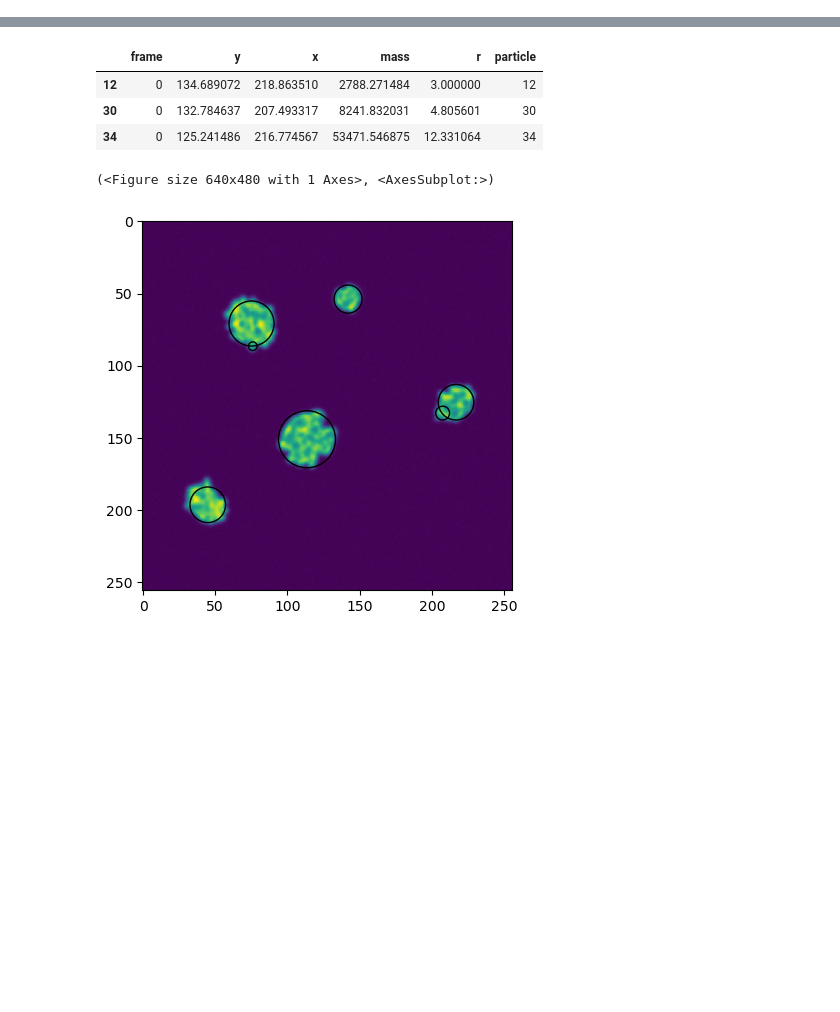
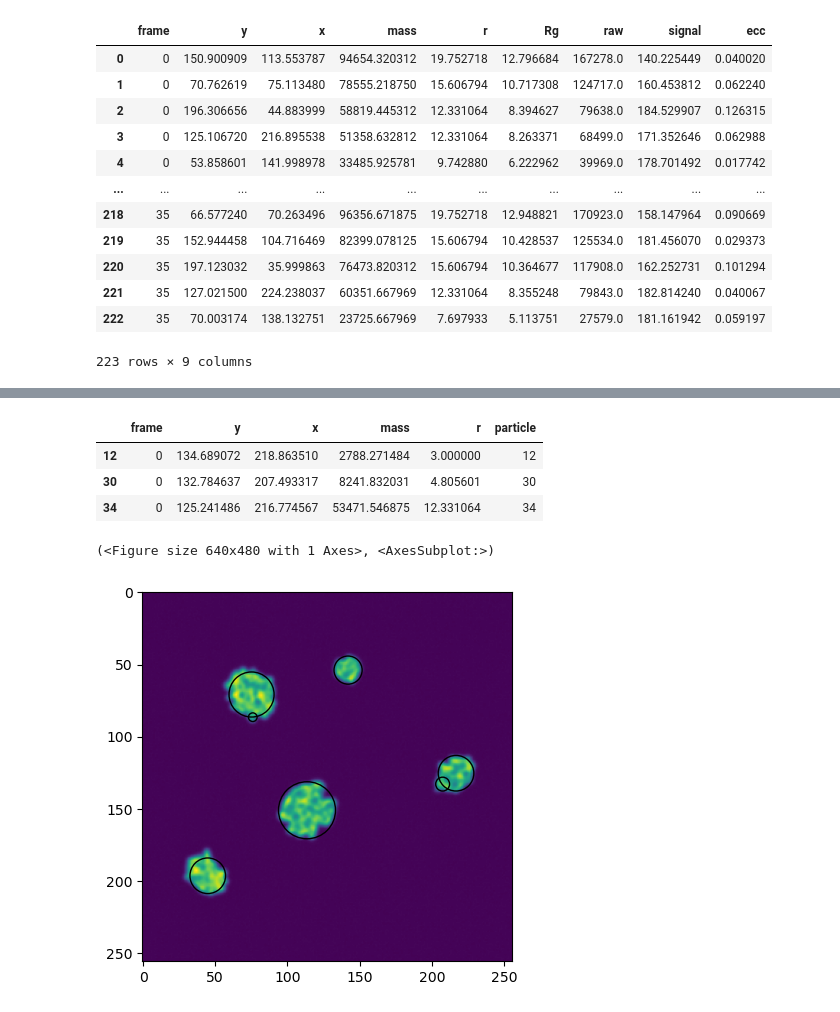
Before and after one commit to amfaber/tracking_optimizations, a Jupyter notebook: gpu-tracking/testing/marcus_blobs/track_marcus_jacob_data.ipynb, the cells around one changed output, grey strips where cells are left out. Saved outputs shown, nothing was run; the diff lists cells and outputs as text; code cells hidden in the pictures; blank space fills up the shorter version.

```diff
--- a/gpu-tracking/testing/marcus_blobs/track_marcus_jacob_data.ipynb
+++ b/gpu-tracking/testing/marcus_blobs/track_marcus_jacob_data.ipynb
@@ -38 +10,21 @@ def my_disk(d, r1, r2):
+# %%
+vid = vid2
+df = gt.LoG(vid, min_r = 3, max_r = 25, snr = 1.5, log_spacing = True, overlap_threshold = 0, characterize = True)
+# gt.annotate_video(vid, df, frame = 0)
+df2 = gt.characterize_points(vid, df, diameter = 2 * int(25+0.5) + 1)
+df2
+# %% [output]
+|  | frame | y | x | mass | r | Rg | raw | signal | ecc |
+| 0 | 0 | 150.900909 | 113.553787 | 94654.320312 | 19.752718 | 12.796684 | 167278.0 | 140.225449 | 0.040020 |
+| 1 | 0 | 70.762619 | 75.113480 | 78555.218750 | 15.606794 | 10.717308 | 124717.0 | 160.453812 | 0.062240 |
+| 2 | 0 | 196.306656 | 44.883999 | 58819.445312 | 12.331064 | 8.394627 | 79638.0 | 184.529907 | 0.126315 |
+| 3 | 0 | 125.106720 | 216.895538 | 51358.632812 | 12.331064 | 8.263371 | 68499.0 | 171.352646 | 0.062988 |
+| 4 | 0 | 53.858601 | 141.998978 | 33485.925781 | 9.742880 | 6.222962 | 39969.0 | 178.701492 | 0.017742 |
+| ... | ... | ... | ... | ... | ... | ... | ... | ... | ... |
+| 218 | 35 | 66.577240 | 70.263496 | 96356.671875 | 19.752718 | 12.948821 | 170923.0 | 158.147964 | 0.090669 |
+| 219 | 35 | 152.944458 | 104.716469 | 82399.078125 | 15.606794 | 10.428537 | 125534.0 | 181.456070 | 0.029373 |
+| 220 | 35 | 197.123032 | 35.999863 | 76473.820312 | 15.606794 | 10.364677 | 117908.0 | 162.252731 | 0.101294 |
+| 221 | 35 | 127.021500 | 224.238037 | 60351.667969 | 12.331064 | 8.355248 | 79843.0 | 182.814240 | 0.040067 |
+| 222 | 35 | 70.003174 | 138.132751 | 23725.667969 | 7.697933 | 5.113751 | 27579.0 | 181.161942 | 0.059197 |
+223 rows × 9 columns
 # %%
```
Also changed, not shown: parts of 13 cells of this notebook, 6 other files.
